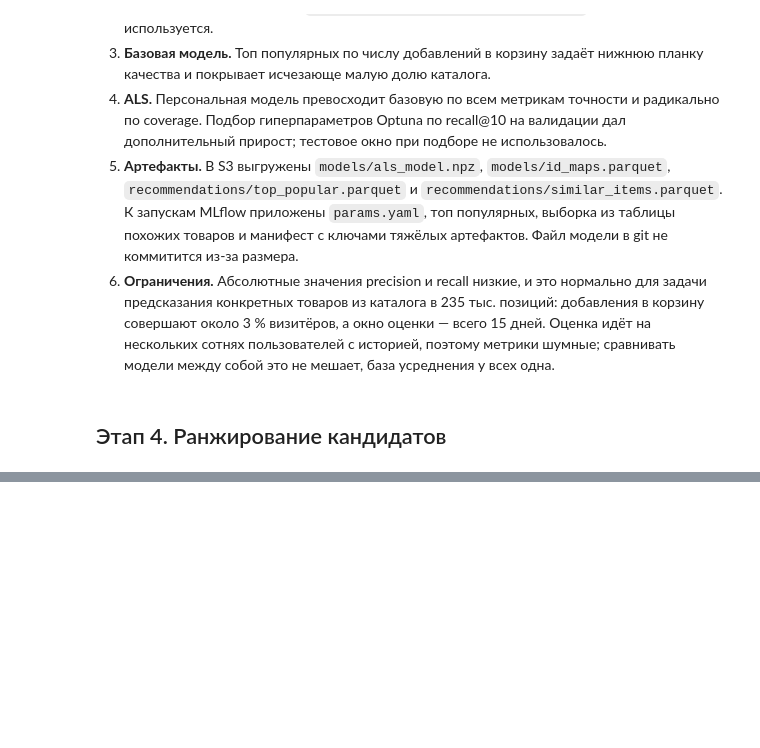
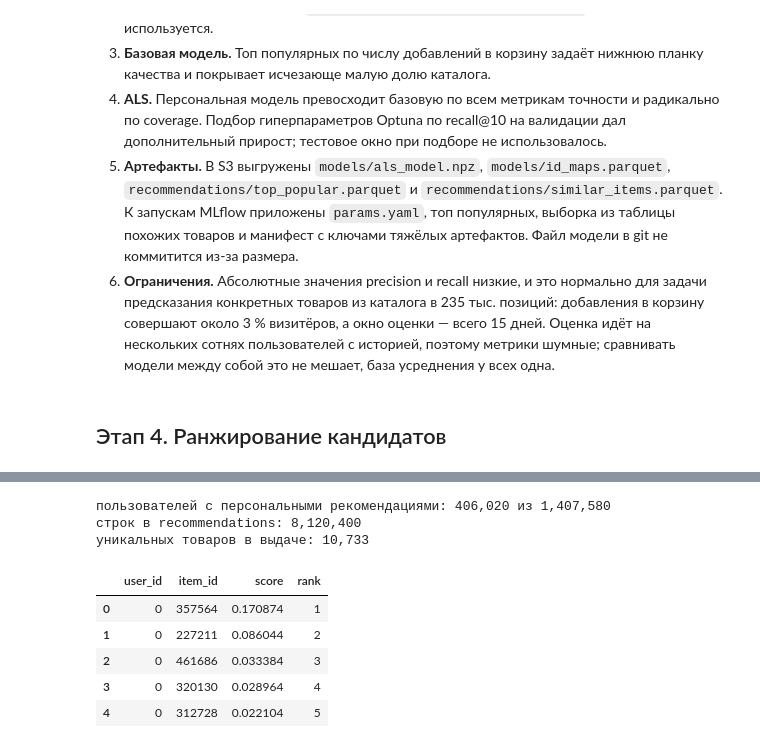
Before and after one commit to demetrioprotasov/mle-pr-final, a Jupyter notebook: notebooks/recommendations.ipynb, the cells around one changed output, grey strips where cells are left out. Saved outputs shown, nothing was run; the diff lists cells and outputs as text; code cells hidden in the pictures; blank space fills up the shorter version.

```diff
--- a/notebooks/recommendations.ipynb
+++ b/notebooks/recommendations.ipynb
@@ -727,0 +1139,48 @@ print(f"вложенных запусков trial_*: {len(runs) - len(main_runs)
+# %%
+item_feats_all = item_features(events, items)
+user_feats_all = user_features(events)
+cat_aff_all = user_category_affinity(events, items)
+
+bought_all_raw = user_history_purchases(events)
+bought_all = bought_enc(events, id_maps_all)
+
+user_counts = events.groupby("visitorid").size()
+serve_users = np.sort(user_counts[user_counts >= MIN_USER_EVENTS].index.to_numpy())
+pop_serve = top_pop_all.head(CANDIDATES["popular_serving"])
+
+chunks = []
+for start in range(0, len(serve_users), 50_000):
+    part_users = serve_users[start:start + 50_000]
+    als_part = als_recs(
+        als_all, matrix_all, id_maps_all, part_users, bought_all,
+        CANDIDATES["als_serving"],
+    )
+    cand_part = build_candidates(als_part, pop_serve, part_users, bought_all_raw)
+    feats_part = ranker_features(
+        cand_part, item_feats_all, user_feats_all, cat_aff_all
+    )
+    feats_part["score"] = rank_candidates(ranker, feats_part[RANKER_FEATURES])
+    chunks.append(top_by_score(feats_part[["visitorid", "itemid", "score"]], RECS_TOP_N))
+
+recommendations = pd.concat(chunks, ignore_index=True).rename(
+    columns={"visitorid": "user_id", "itemid": "item_id"}
+)
+recommendations = recommendations.astype(
+    {"user_id": "int64", "item_id": "int64", "score": "float32", "rank": "int16"}
+)
+
+print(f"пользователей с персональными рекомендациями: {len(serve_users):,} "
+      f"из {events['visitorid'].nunique():,}")
+print(f"строк в recommendations: {len(recommendations):,}")
+print(f"уникальных товаров в выдаче: {recommendations['item_id'].nunique():,}")
+display(recommendations.head())
+# %% [output]
+пользователей с персональными рекомендациями: 406,020 из 1,407,580
+строк в recommendations: 8,120,400
+уникальных товаров в выдаче: 10,733
+|  | user_id | item_id | score | rank |
+| 0 | 0 | 357564 | 0.170874 | 1 |
+| 1 | 0 | 227211 | 0.086044 | 2 |
+| 2 | 0 | 461686 | 0.033384 | 3 |
+| 3 | 0 | 320130 | 0.028964 | 4 |
+| 4 | 0 | 312728 | 0.022104 | 5 |
```
Also changed, not shown: parts of 33 cells of this notebook, 6 other files.
